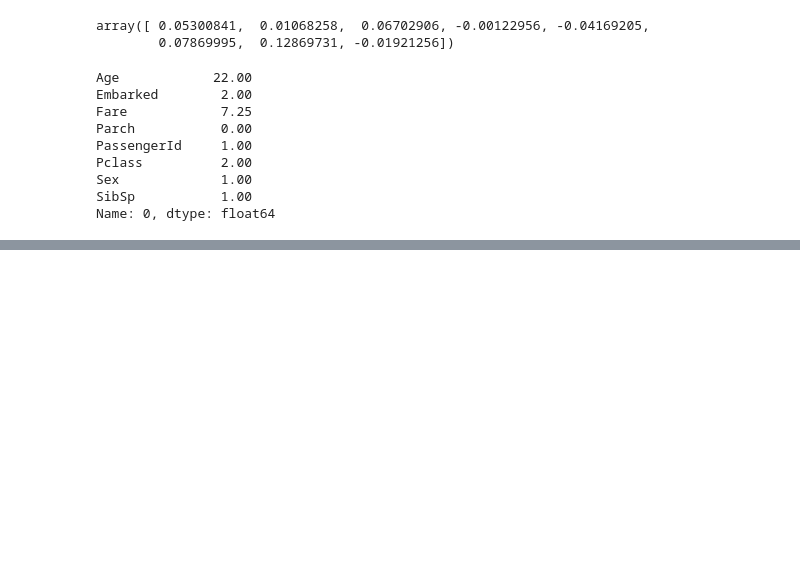
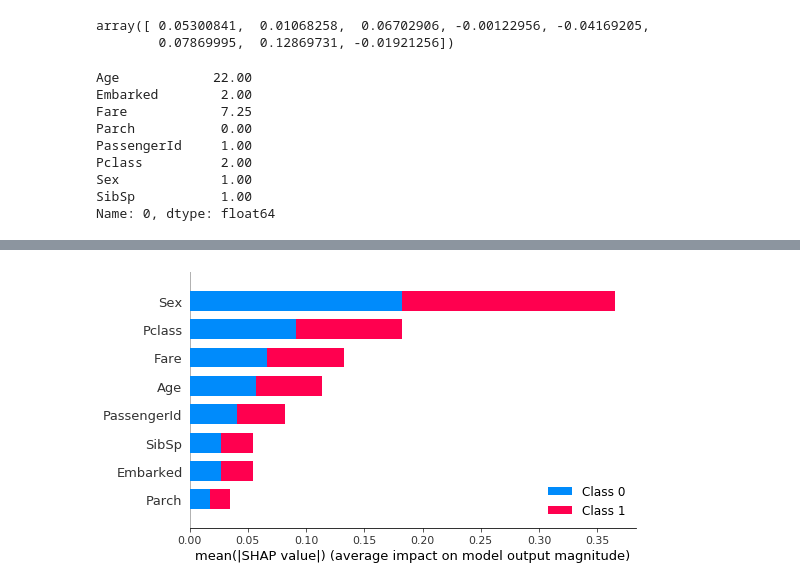
Before and after one commit to bipinkc19/explaining-black-boxes, a Jupyter notebook: Shap tabular.ipynb, the cells around one changed output, grey strips where cells are left out. Drawn from its saved outputs; the diff is of its cells as text; code cells hidden in the pictures; blank space fills up the shorter version.

```diff
--- a/Shap tabular.ipynb
+++ b/Shap tabular.ipynb
@@ -110,0 +119,4 @@ shap.force_plot(explainer.expected_value[0], shap_values[0][0], X.loc[0])
+# %%
+shap.summary_plot(shap_values, X)
+# %% [output]
+[figure, added]
```
Also changed, not shown: parts of 3 cells of this notebook, 5 other files.
